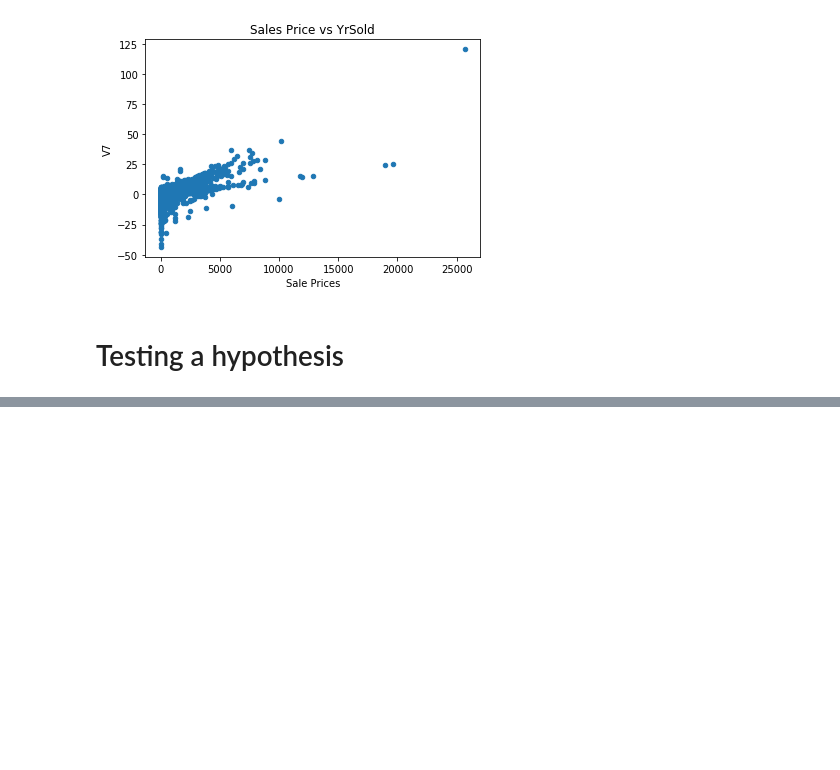
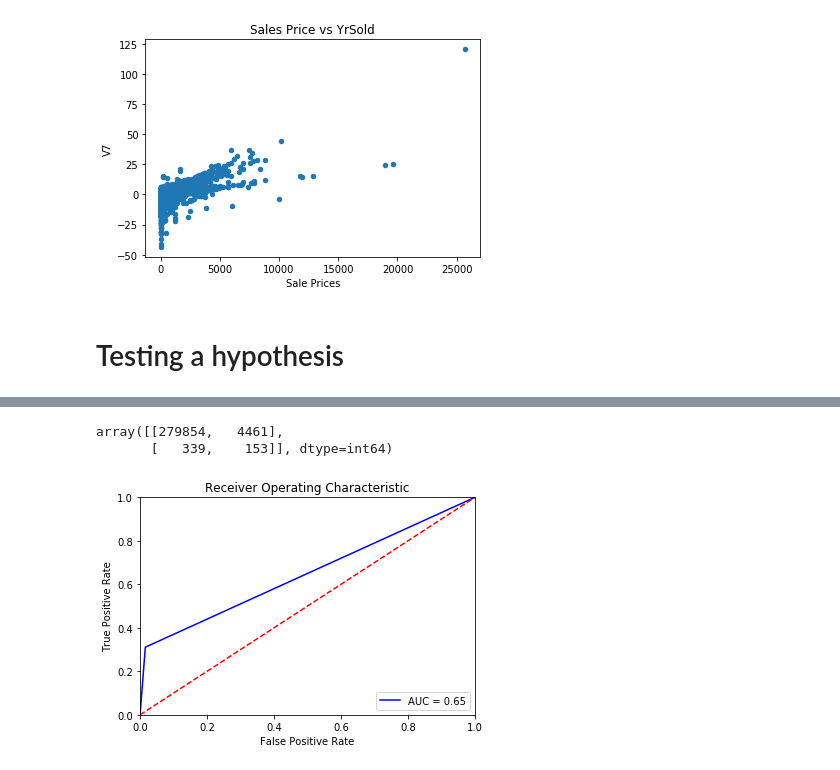
Before and after one commit to NewtoIBM/data_student, a Jupyter notebook: Egor_Capstone_2.ipynb, the cells around one changed output, grey strips where cells are left out. Saved outputs shown, nothing was run; the diff lists cells and outputs as text; code cells hidden in the pictures; blank space fills up the shorter version.

```diff
--- a/Egor_Capstone_2.ipynb
+++ b/Egor_Capstone_2.ipynb
@@ -280,15 +280,22 @@ anomalydetector = LocalOutlierFactor(n_neighbors=2,novelty=True)
 anomalydetector.fit(X)
 
 # evaluate a model using repeated k-fold cross-validation
-def evaluate_model(X, y, metric):
-        scores = cross_val_score(anomalydetector, X, Y, scoring=metric, cv=10, n_jobs=-1)
-        return scores
+#def evaluate_model(X, y, metric):
+#        scores = cross_val_score(anomalydetector, X, Y, scoring=metric, cv=10, n_jobs=-1)
+#        return scores
 anomalydetector.negative_outlier_factor_
-y_pred = anomalydetector.predict(X)
+#y_pred = anomalydetector.predict(X)
     # Run Classification Metrics
+preds = anomalydetector.predict(X)
+preds = pd.Series([0 if preds[i] == 1 else 1 for i in range(len(preds))])
 
-
-scores = evaluate_model(X, y_pred, 'accuracy')
+from sklearn.metrics import confusion_matrix
+confusion_matrix(Y, preds)
+print("Accuracy Score :")
+print(accuracy_score(Y,preds))
+print("Classification Report :")
+print(classification_report(Y,preds))
+#scores = evaluate_model(X, y_pred, 'accuracy')
 # report score
-print('Accuracy: %.3f%%' % (mean(scores) * 100))
+#print('Accuracy: %.3f%%' % (mean(scores) * 100))
 # %% [output]
@@ -296,3 +313,32 @@ Accuracy: 0.000%
+# %%
+from sklearn.metrics import confusion_matrix
+confusion_matrix(Y, preds)
+# %% [output]
+array([[279854,   4461],
+       [   339,    153]], dtype=int64)
+# %%
+from sklearn.metrics import roc_auc_score
+roc_auc_score(Y, preds)
+import sklearn.metrics as metrics
+# calculate the fpr and tpr for all thresholds of the classification
+#probs = clf.predict_proba(X)
+#preds = probs[:,1]
+fpr, tpr, threshold = metrics.roc_curve(Y, preds)
+roc_auc = metrics.auc(fpr, tpr)
+
+# method I: plt
+import matplotlib.pyplot as plt
+plt.title('Receiver Operating Characteristic')
+plt.plot(fpr, tpr, 'b', label = 'AUC = %0.2f' % roc_auc)
+plt.legend(loc = 'lower right')
+plt.plot([0, 1], [0, 1],'r--')
+plt.xlim([0, 1])
+plt.ylim([0, 1])
+plt.ylabel('True Positive Rate')
+plt.xlabel('False Positive Rate')
+plt.show()
+# %% [output]
+[figure, added]
 # %%
 from sklearn.metrics import accuracy_score
 from sklearn.metrics import classification_report
```
Also changed, not shown: parts of 12 cells of this notebook.
